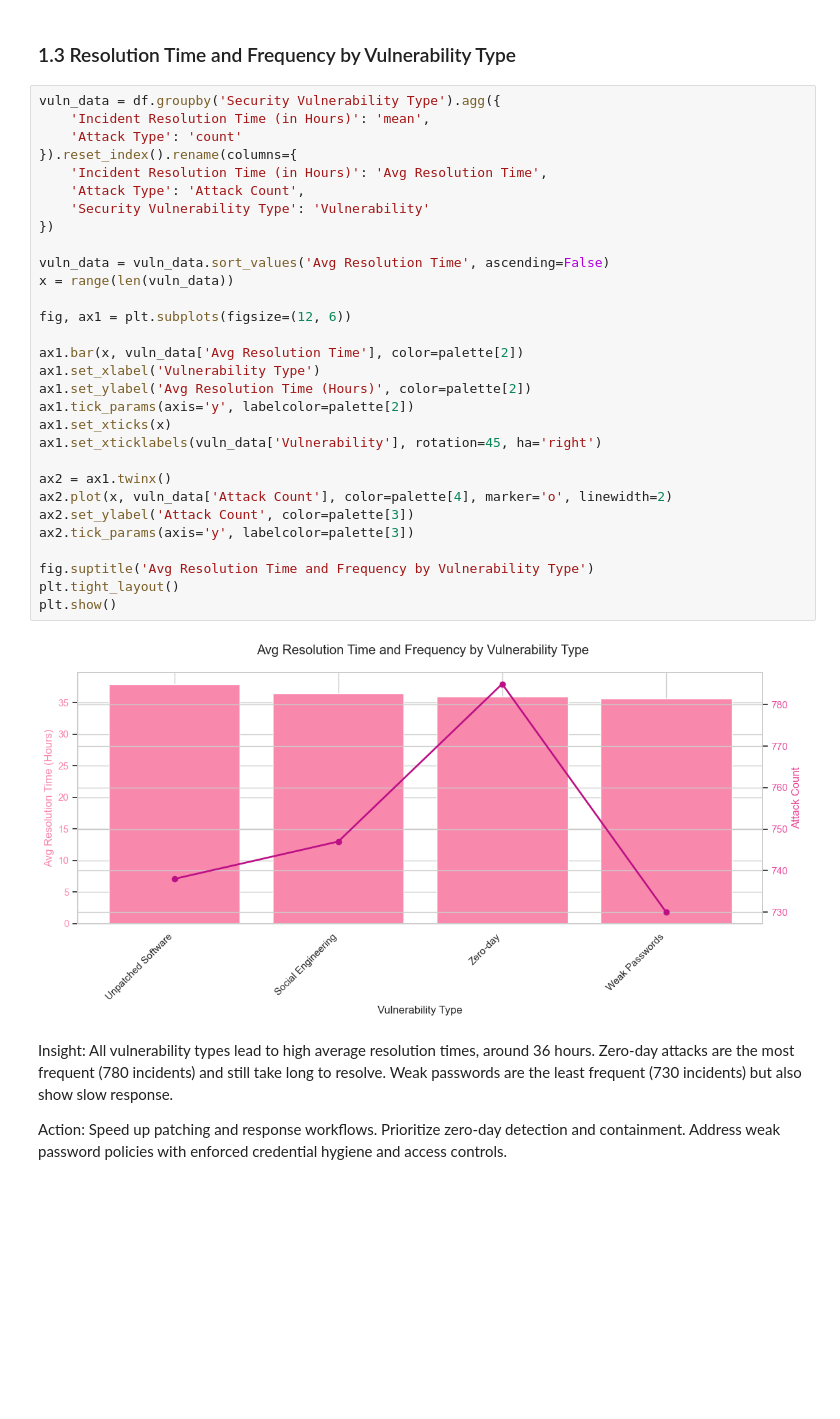
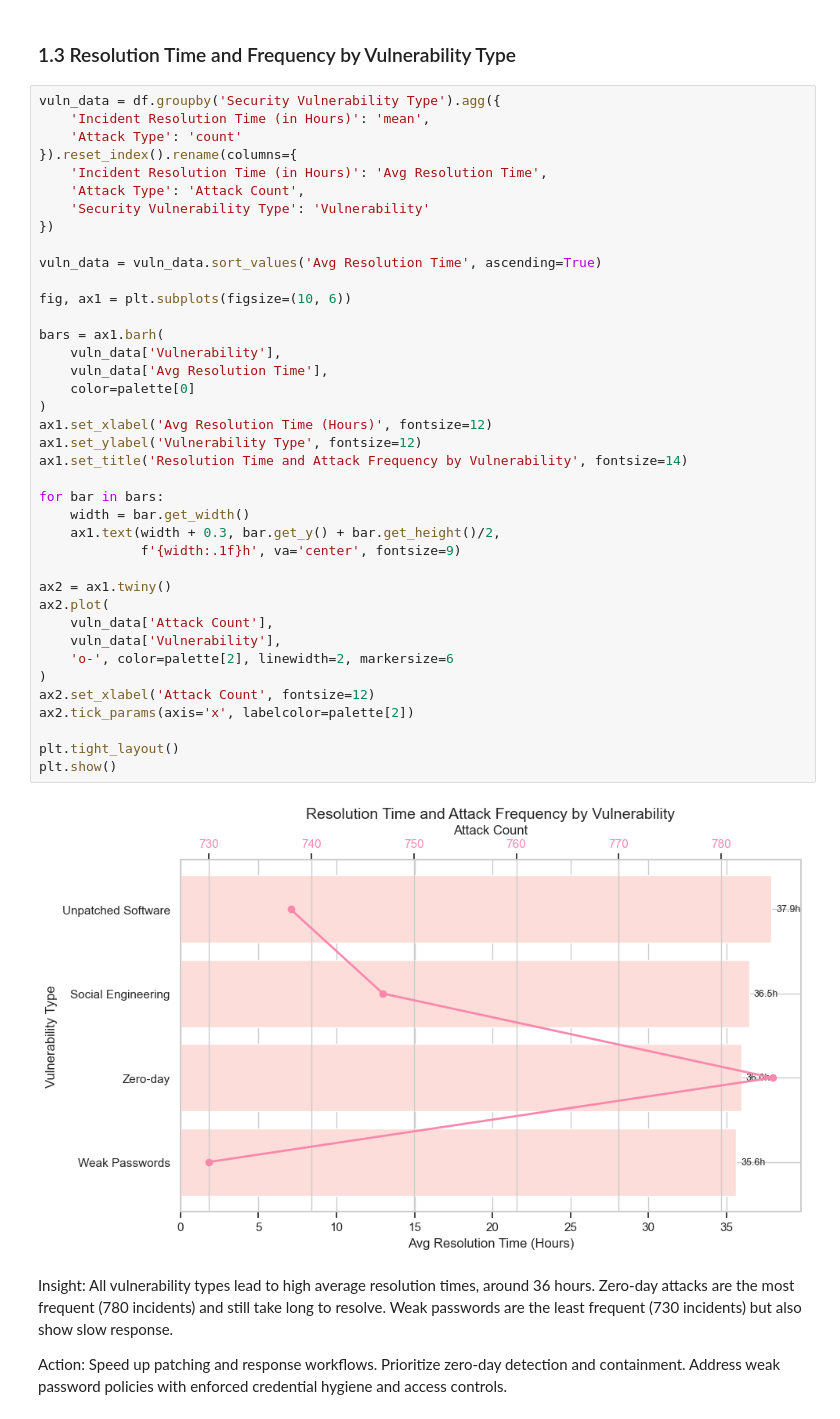
Before and after one commit to dolludaa/Global-Cybersecurity-Threats-2015-2024, a Jupyter notebook: business_analysis.ipynb, the cells around one changed output. Saved outputs shown, nothing was run; the diff lists cells and outputs as text; blank space fills up the shorter version.

```diff
--- a/business_analysis.ipynb
+++ b/business_analysis.ipynb
@@ -173,35 +240,44 @@ Prioritize encryption and AI-driven detection for phishing protection. For DDoS,
 # %%
 vuln_data = df.groupby('Security Vulnerability Type').agg({
     'Incident Resolution Time (in Hours)': 'mean',
     'Attack Type': 'count'
 }).reset_index().rename(columns={
     'Incident Resolution Time (in Hours)': 'Avg Resolution Time',
     'Attack Type': 'Attack Count',
     'Security Vulnerability Type': 'Vulnerability'
 })
 
-vuln_data = vuln_data.sort_values('Avg Resolution Time', ascending=False)
-x = range(len(vuln_data))
+vuln_data = vuln_data.sort_values('Avg Resolution Time', ascending=True)
 
-fig, ax1 = plt.subplots(figsize=(12, 6))
+fig, ax1 = plt.subplots(figsize=(10, 6))
 
-ax1.bar(x, vuln_data['Avg Resolution Time'], color=palette[2])
-ax1.set_xlabel('Vulnerability Type')
-ax1.set_ylabel('Avg Resolution Time (Hours)', color=palette[2])
-ax1.tick_params(axis='y', labelcolor=palette[2])
-ax1.set_xticks(x)
-ax1.set_xticklabels(vuln_data['Vulnerability'], rotation=45, ha='right')
+bars = ax1.barh(
+    vuln_data['Vulnerability'],
+    vuln_data['Avg Resolution Time'],
+    color=palette[0]
+)
+ax1.set_xlabel('Avg Resolution Time (Hours)', fontsize=12)
+ax1.set_ylabel('Vulnerability Type', fontsize=12)
+ax1.set_title('Resolution Time and Attack Frequency by Vulnerability', fontsize=14)
 
-ax2 = ax1.twinx()
-ax2.plot(x, vuln_data['Attack Count'], color=palette[4], marker='o', linewidth=2)
-ax2.set_ylabel('Attack Count', color=palette[3])
-ax2.tick_params(axis='y', labelcolor=palette[3])
+for bar in bars:
+    width = bar.get_width()
+    ax1.text(width + 0.3, bar.get_y() + bar.get_height()/2,
+             f'{width:.1f}h', va='center', fontsize=9)
 
-fig.suptitle('Avg Resolution Time and Frequency by Vulnerability Type')
+ax2 = ax1.twiny()
+ax2.plot(
+    vuln_data['Attack Count'],
+    vuln_data['Vulnerability'],
+    'o-', color=palette[2], linewidth=2, markersize=6
+)
+ax2.set_xlabel('Attack Count', fontsize=12)
+ax2.tick_params(axis='x', labelcolor=palette[2])
+
 plt.tight_layout()
 plt.show()
 # %% [output]
-[figure, old version]
+[figure, new version]
 # %% [markdown]
 Insight:
 All vulnerability types lead to high average resolution times, around 36 hours. Zero-day attacks are the most frequent (780 incidents) and still take long to resolve. Weak passwords are the least frequent (730 incidents) but also show slow response.
```
Also changed, not shown: parts of 13 cells of this notebook.
